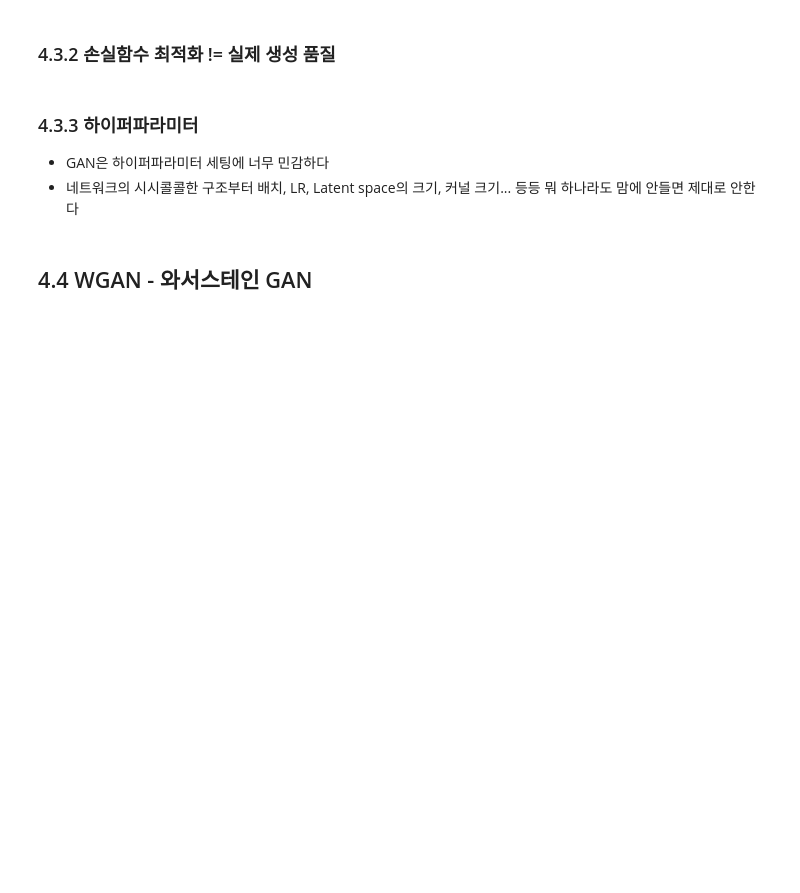
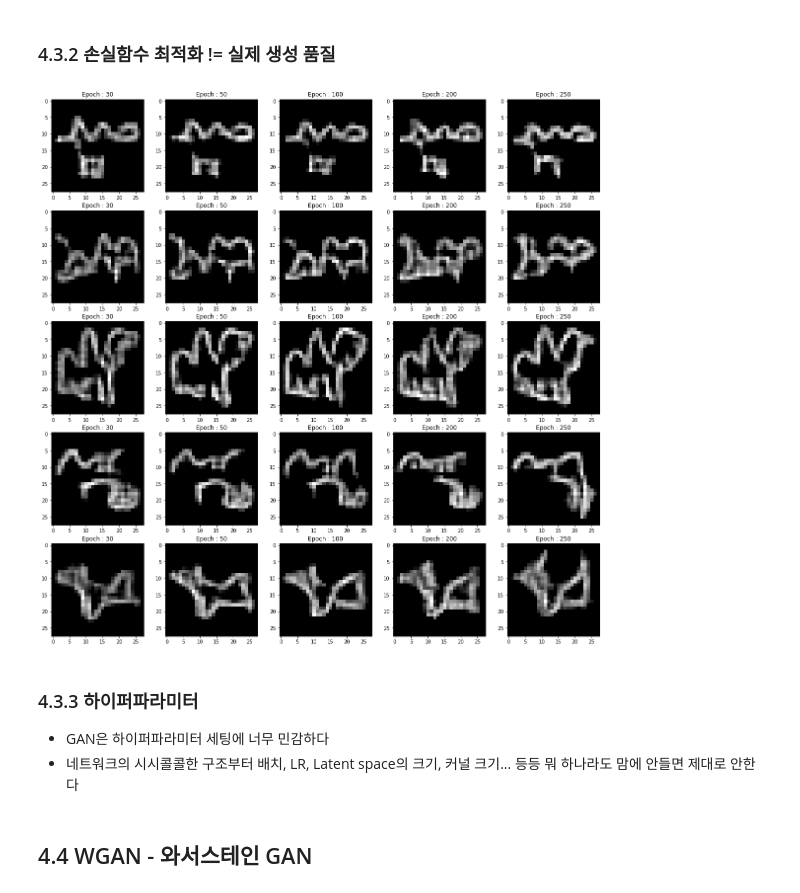
Before and after one commit to HongSungRae/Generative-Deep-Learning-for-Pytorch, a Jupyter notebook: 4장.GAN-생성적 적대 신경망.ipynb, the cells around one changed output. Saved outputs shown, nothing was run; the diff lists cells and outputs as text; code cells hidden in the pictures; blank space fills up the shorter version.

```diff
--- a/4장.GAN-생성적 적대 신경망.ipynb
+++ b/4장.GAN-생성적 적대 신경망.ipynb
@@ -181,6 +179,0 @@ Estimated Total Size (MB): 7.01
-# %%
-# 데이터 준비
-# 10000개만 쓰겠다. 너무 많다
-
-images = camel[0:10000]
-images.shape
@@ -189,6 +217,6 @@ images.shape
 # %%
 # 학습 변수
-epochs = 20
+
+epochs = 300
+bs = 32
 lr = 1e-3
-criterion = torch.nn.CrossEntropyLoss()
-optimizer = torch.optim.Adam(params=VAE.parameters(),lr=lr)
@@ -224,5 +343,18 @@ if __name__ == '__main__':
 # %% [markdown]
 ### 4.3.2 손실함수 최적화 != 실제 생성 품질
+# %%
+plt.figure(figsize=(20,20))
+
+for col in range(1,5+1):
+    images = results[col-1]
+    images = images.detach().cpu().numpy()
+    for row in range(1,5+1):
+        img = np.einsum('c...->...c',images[row-1])
+        plt.subplot(5,5,(row-1)*5+col)
+        plt.imshow(img,cmap='gray',interpolation=None)
+        plt.title(f'Epoch : {[30, 50, 100, 200, 250][col-1]}')
+# %% [output]
+[figure, added]
 # %% [markdown]
 ### 4.3.3 하이퍼파라미터
 - GAN은 하이퍼파라미터 세팅에 너무 민감하다
```
Also changed, not shown: parts of 17 cells of this notebook.
